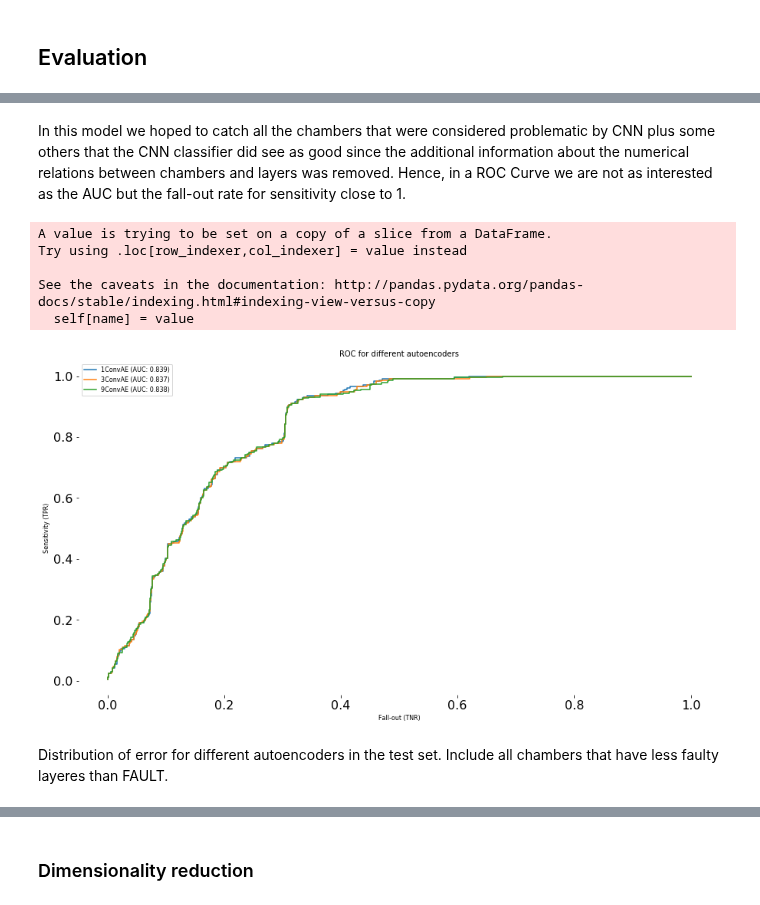
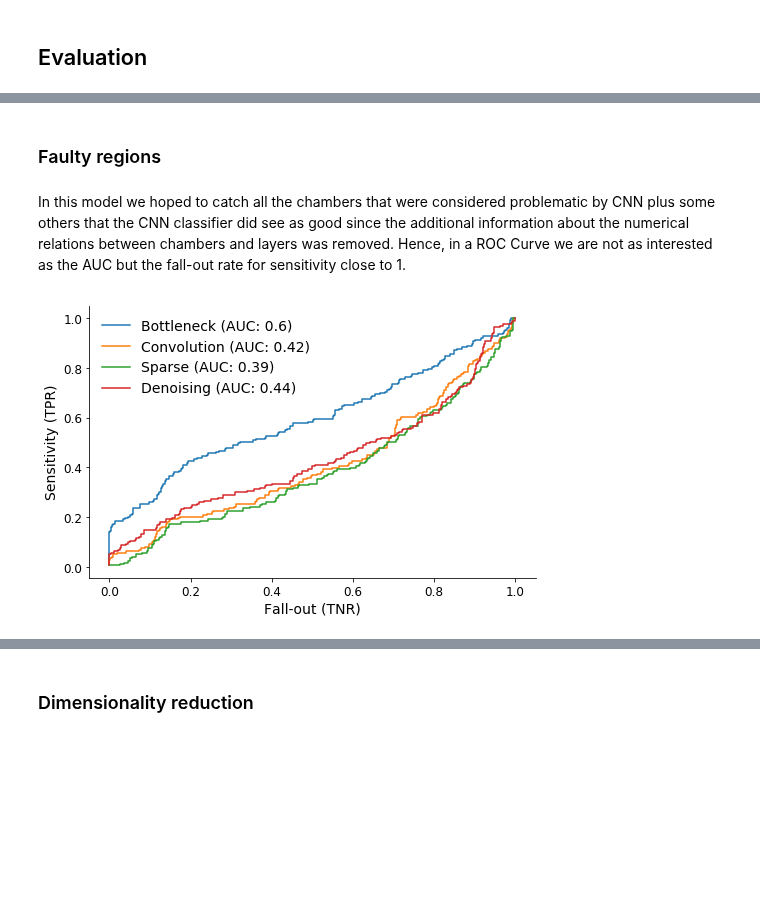
Before and after one commit to jang00777/DT-Digi-Occupancy, a Jupyter notebook: notebooks/autoencoders.ipynb, the cells around one changed output, grey strips where cells are left out. Saved outputs shown, nothing was run; the diff lists cells and outputs as text; code cells hidden in the pictures; blank space fills up the shorter version.

```diff
--- a/notebooks/autoencoders.ipynb
+++ b/notebooks/autoencoders.ipynb
@@ -729,0 +624,19 @@ original_vs_reconstructed(drift_tubes_chambers[drift_tubes_chambers.score == 0].
+# %%
+df_test = drift_tubes_chambers[(drift_tubes_chambers["run"].isin(test_run)) &
+                               (drift_tubes_chambers["station"] != 4)]
+# %%
+def layer_9_loss(column):
+    """Returns MSE of layer 9"""
+    losses = []
+    for sample_loss in df_test["content_scaled"] - df_test[column]:
+        losses.append(np.sum(abs(sample_loss), axis=1)[8])
+    return losses
+
+drift_tubes_chambers.loc[df_test.index, "score_Bottleneck_9"] = pd.DataFrame(
+    {"score_Bottleneck_9": layer_9_loss("decoded_Bottleneck")}, index=df_test.index)
+drift_tubes_chambers.loc[df_test.index, "score_Convolution_9"] = pd.DataFrame(
+    {"score_Convolution_9": layer_9_loss("decoded_Convolution")}, index=df_test.index)
+drift_tubes_chambers.loc[df_test.index, "score_Sparse_9"] = pd.DataFrame(
+    {"score_Sparse_9": layer_9_loss("decoded_Sparse")}, index=df_test.index)
+drift_tubes_chambers.loc[df_test.index, "score_Denoising_9"] = pd.DataFrame(
+    {"score_Denoising_9": layer_9_loss("decoded_Denoising")}, index=df_test.index)
@@ -730,30 +717,26 @@ original_vs_reconstructed(drift_tubes_chambers[drift_tubes_chambers.score == 0].
+# %% [markdown]
+### Faulty regions
 # %% [markdown]
 In this model we hoped to catch all the chambers that were considered problematic by CNN plus some others that the CNN classifier did see as good since the additional information about the numerical relations between chambers and layers was removed. Hence, in a ROC Curve we are not as interested as the AUC but the fall-out rate for sensitivity close to 1.
 # %%
 from sklearn.metrics import roc_curve, auc
 
-evaluation = drift_tubes_chambers[(drift_tubes_chambers["run"].isin(test_run)) &
-                                  (drift_tubes_chambers["station"] != 4)]
-evaluation.score = (evaluation.score > 0) + 0
+df_test = drift_tubes_chambers[(drift_tubes_chambers["run"].isin(test_run)) &
+                               (drift_tubes_chambers["station"] != 4)]
 
-for ae in [1, 3, 9]:
-    column = "score_%s_ae" % ae
-    false_positive_rate, true_positive_rate, _ = roc_curve(evaluation["score"], evaluation[column])
-    title = "%sConvAE (AUC: %s)" % (ae, round(auc(false_positive_rate, true_positive_rate), 3))
-    plt.plot(false_positive_rate, true_positive_rate, label=title)
+for autoencoder in autoencoders:
+    column = "score_%s" % autoencoder
 
-plt.title("ROC for different autoencoders", fontsize=10)
-plt.ylabel("Sensitivity (TPR)", fontsize=8)
-plt.xlabel("Fall-out (TNR)", fontsize=8)
-plt.legend(fontsize=8)
+    fpr, tpr, _ = roc_curve(df_test["score"] > 0, df_test[column])
+
+    title = "%s (AUC: %s)" % (autoencoder, round(auc(fpr, tpr), 2))
+
+    plt.plot(fpr, tpr, label=title)
+
+plt.ylabel("Sensitivity (TPR)")
+plt.xlabel("Fall-out (TNR)")
+plt.legend(frameon=False)
 
 plt.show();
 # %% [output]
-A value is trying to be set on a copy of a slice from a DataFrame.
-Try using .loc[row_indexer,col_indexer] = value instead
-
-See the caveats in the documentation: http://pandas.pydata.org/pandas-docs/stable/indexing.html#indexing-view-versus-copy
-  self[name] = value
-[figure, old version]
+[figure, new version]
-# %% [markdown]
-Distribution of error for different autoencoders in the test set. Include all chambers that have less faulty layeres than FAULT.
```
Also changed, not shown: parts of 162 cells of this notebook, 2 other files.
